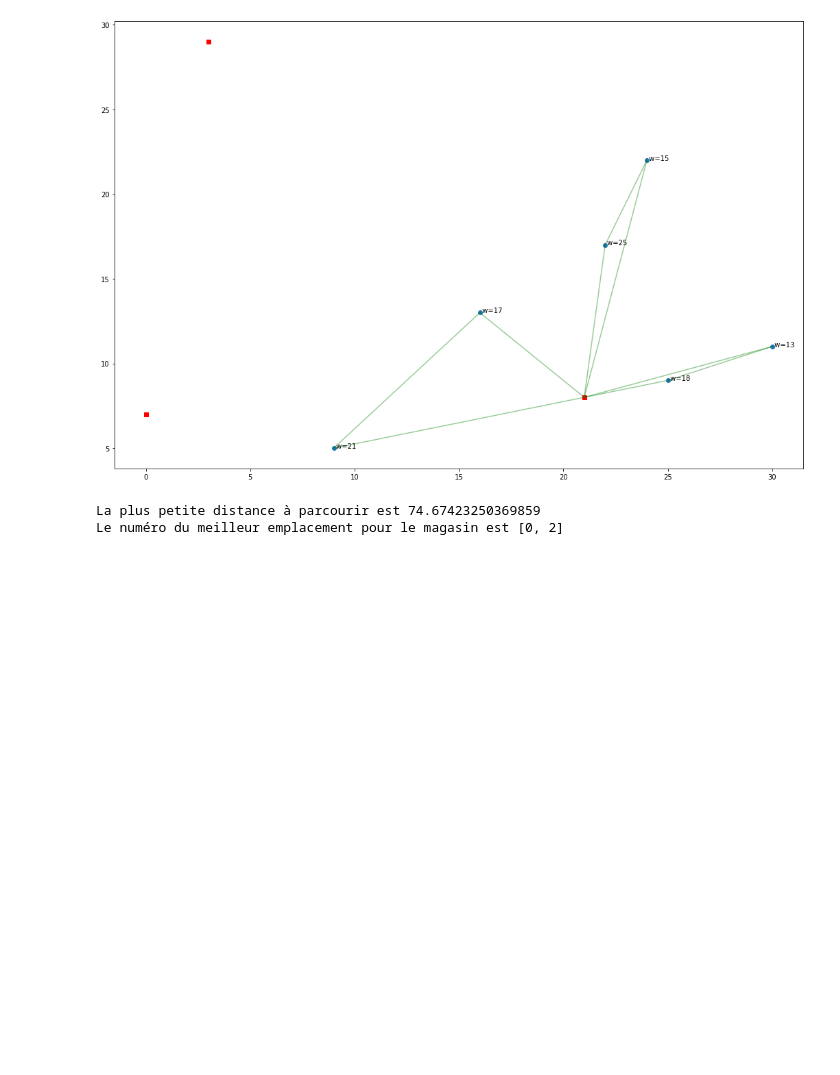
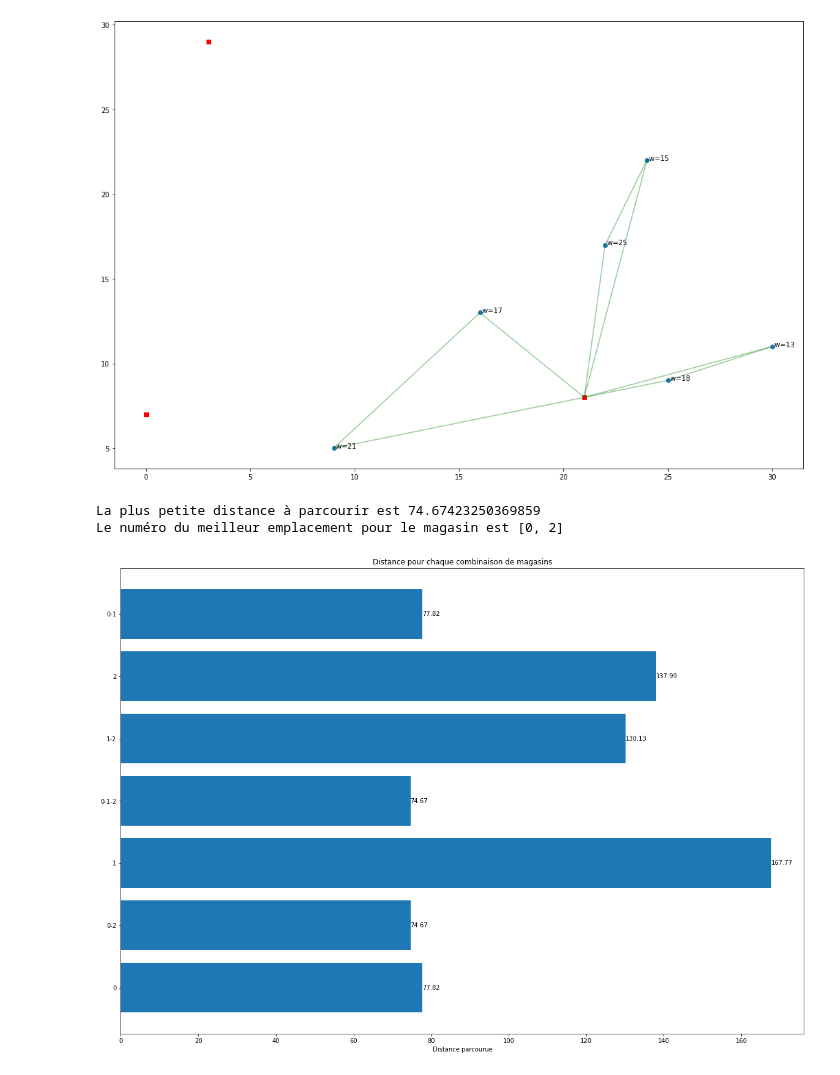
Before and after one commit to MaximeGloesener/Opti-CVRP, a Jupyter notebook: cvrp2.ipynb, the cells around one changed output. Cells and saved outputs as stored; diff of their text form; code cells hidden in the pictures; blank space fills up the shorter version.

Commit message:
add distance bar chart

```diff
--- a/cvrp2.ipynb
+++ b/cvrp2.ipynb
@@ -86,6 +86,9 @@ combi = set()
 for k in range(1,nmagasins+1):
     for j in itertools.combinations(list(range(nmagasins)),k):
         combi.add(j)
+
+# stocker les valeurs de chaque itération pour les afficher à la fin des runs -> magasins : distance
+results = {}
 
 dem = [random.randint(lbdemande,ubdemande) for i in range(nclients)]
 for c in (combi):
@@ -118,8 +121,9 @@ for c in (combi):
             best_value = value
         best_magasin = magasins
         best_solution = solution
-
     affichage()
+    # résultats
+    results[tuple(magasins)] = value
     model.clear()
 print(f'La plus petite distance à parcourir est {best_value}')
 print(f'Le numéro du meilleur emplacement pour le magasin est {best_magasin}')
@@ -133,3 +137,22 @@ print(f'Le numéro du meilleur emplacement pour le magasin est {best_magasin}')
 [figure]
 La plus petite distance à parcourir est 74.67423250369859
 Le numéro du meilleur emplacement pour le magasin est [0, 2]
+# %%
+# on récupère les différentes combinaisons de magasins avec leur distance
+names = tuple(["-".join(map(str,list(m))) for m in results.keys()])
+y_pos = np.arange(len(names))
+distances = results.values()
+
+fig, ax = plt.subplots(figsize = (20,14))
+
+hbars = ax.barh(y_pos, distances, align='center')
+ax.set_yticks(y_pos, labels=names)
+ax.invert_yaxis()
+ax.set_xlabel('Distance parcourue')
+ax.set_title('Distance pour chaque combinaison de magasins')
+
+ax.bar_label(hbars, fmt='%.2f')
+
+plt.show()
+# %% [output]
+[figure, added]
```
